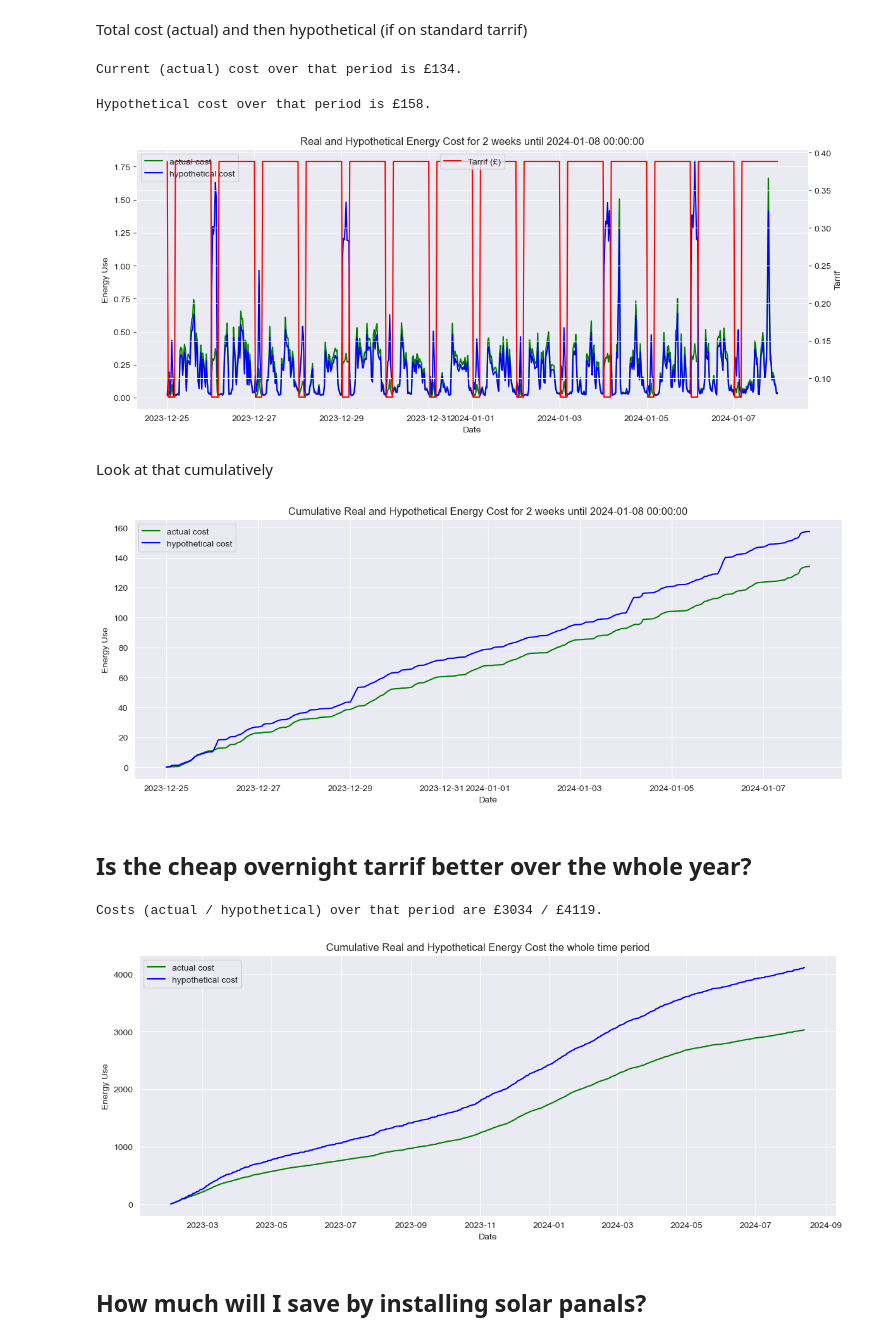
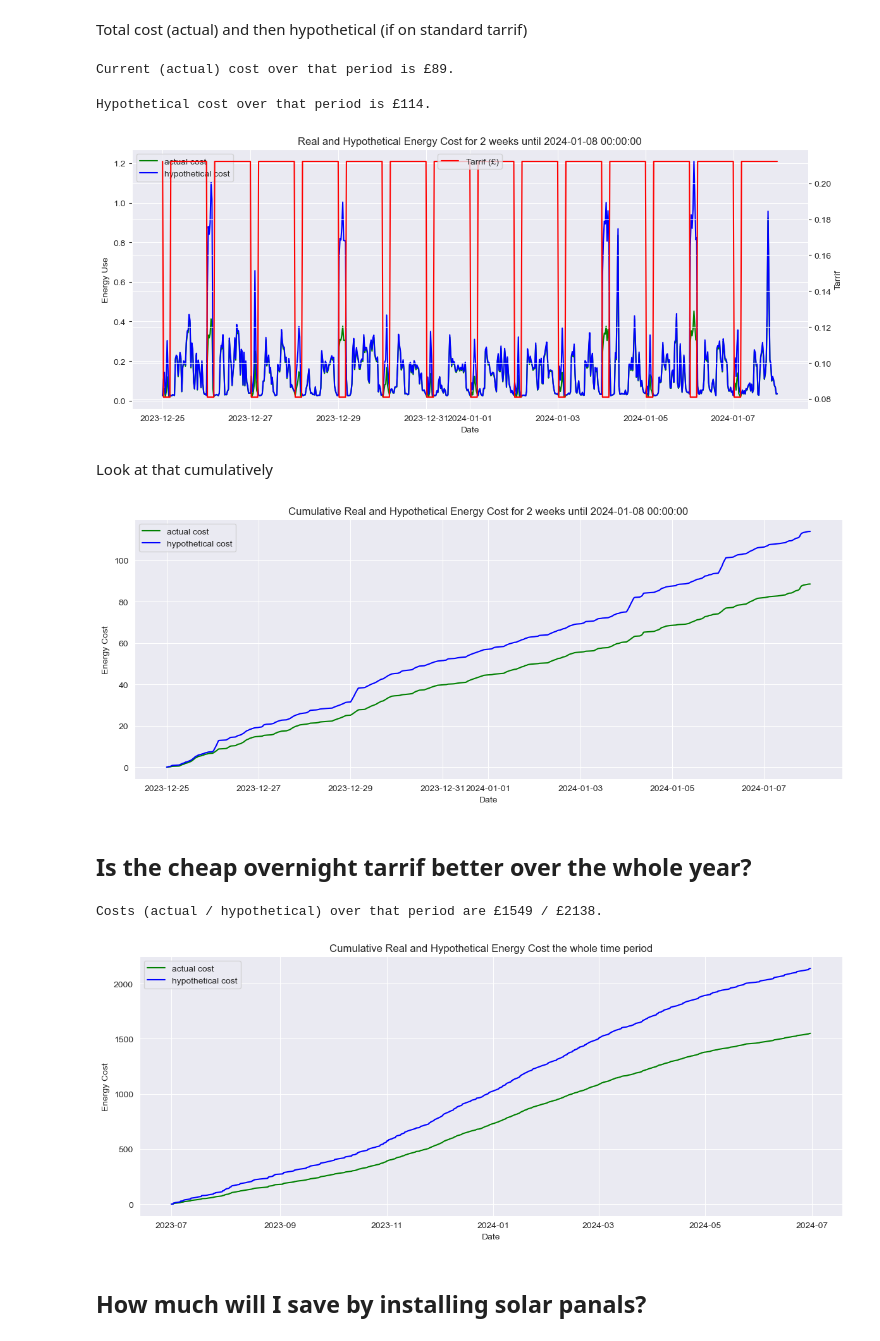
Before and after one commit to nickmalleson/playground, a Jupyter notebook: energy_use/energy_use2.ipynb, the cells around one changed output. Drawn from its saved outputs; the diff is of its cells as text; code cells hidden in the pictures.

```diff
--- a/energy_use/energy_use2.ipynb
+++ b/energy_use/energy_use2.ipynb
@@ -27,12 +28,18 @@ Also add a cost column. Current prices are:
 TODO
  - [ ] Automate collection from this page https://octopus.energy/dashboard/new/accounts/A-ADD72A6B/consumption/home
 # %%
+price_daytime = 0.2122
+price_overnight = 0.0810
+standing_charge = 0.6226
+
 # A lookup with energy prices in half-hourly time slots
-price_lookup = [0.3882] + [0.075] * 8 + [0.3882] * 39
+price_lookup = [price_daytime] + [price_overnight] * 8 + [price_daytime] * 39
 
-def calc_tarrif(row, price_lookup = price_lookup, cost=False):
+def calc_tarrif(row, price_lookup = price_lookup, cost=False, _standing_charge=standing_charge):
     """Given a row of data, use the date (row index), energy use and price lookup
-    to calculate the actual cost of energy (if cost=True) or the tarrif (if cost=False)."""
+    to calculate the actual cost of energy (if cost=True) or the tarrif used (if cost=False).
+    The standing charge is total cost in £ for a day and a 30 minute portion of that
+    is added to the cost."""
     assert len(price_lookup) == 48, f"Price lookup should have 48 items, not: {len(price_lookup)}"
     date = row.name # Stupidly the index is referenced using 'name' in pandas
     energy = row.energy
@@ -41,7 +48,7 @@ def calc_tarrif(row, price_lookup = price_lookup, cost=False):
     #print(date, price_index, ( date.hour + (date.minute / 60) ) * 2, price_lookup[price_index])
     tarrif = price_lookup[price_index]
     if cost:
-        return tarrif * energy
+        return tarrif * energy + ( _standing_charge / 48.0 )  # add 30 mins of standing charge
     else:
         return tarrif
 
@@ -190,0 +218,2 @@ plt.show()
+# %%
+df = df.loc[datetime.fromisoformat("2023-07-01"):datetime.fromisoformat("2024-06-30"),]
@@ -289,12 +320,12 @@ assert actual_cost_total == temp.sum(), f"Should be equal: {actual_cost_total},
 
 print(f"Current (actual) cost over that period is £{round(actual_cost_total)}.")
 # %% [output]
-Current (actual) cost over that period is £134.
+Current (actual) cost over that period is £89.
 # %%
 # New cost asuming on standard tarrif.
 
-# Hypothetical tarrif is 33p all day
-hypothetical_price_lookup = [0.33] * 48
+# Hypothetical tarrif is 22.06p all day
+hypothetical_price_lookup = [0.2206] * 48
 
 # Calculate that cost
 hypothetical_cost = df_two_weeks.apply(calc_tarrif, axis=1,
@@ -304,7 +335,7 @@ df_two_weeks = df_two_weeks.assign(hypothetical_cost=hypothetical_cost)
 hypothetical_cost_total = df_two_weeks.hypothetical_cost.sum()
 print(f"Hypothetical cost over that period is £{round(hypothetical_cost_total)}.")
 # %% [output]
-Hypothetical cost over that period is £158.
+Hypothetical cost over that period is £114.
 # %%
 # Plot
 
@@ -326,7 +357,7 @@ ax2.legend(['Tarrif (£)'], loc='upper center')
 plt.tight_layout()
 plt.show()
 # %% [output]
-[figure, old version]
+[figure, new version]
 # %% [markdown]
 Look at that cumulatively
 # %%
@@ -334,7 +365,7 @@ fig, ax = plt.subplots(figsize=(12,5))
 
 ax.set_title(f'Cumulative Real and Hypothetical Energy Cost for 2 weeks until {date_now}')
 ax.set_xlabel('Date')
-ax.set_ylabel('Energy Use')
+ax.set_ylabel('Energy Cost')
 ax.plot(df_two_weeks['cost'].cumsum(), color='green', label="actual cost")
 ax.plot(df_two_weeks['hypothetical_cost'].cumsum(), color='blue', label="hypothetical cost")
 #ax.legend(["actual cost", "hypothetical cost"], loc='upper right')
@@ -343,34 +374,33 @@ ax.legend(loc='upper left')
 plt.tight_layout()
 plt.show()
 # %% [output]
-[figure, old version]
+[figure, new version]
 # %% [markdown]
 ## Is the cheap overnight tarrif better over the whole year?
 # %%
 actual_cost_total = df.cost.sum()
-hypothetical_price_lookup = [0.33] * 48
 hypothetical_cost = df.apply(calc_tarrif, axis=1, price_lookup=hypothetical_price_lookup, cost=True)
 df = df.assign(hypothetical_cost=hypothetical_cost)
 
 hypothetical_cost_total = df.hypothetical_cost.sum()
 print(f"Costs (actual / hypothetical) over that period are £{round(actual_cost_total)} / £{round(hypothetical_cost_total)}.")
 # %% [output]
-Costs (actual / hypothetical) over that period are £3034 / £4119.
+Costs (actual / hypothetical) over that period are £1549 / £2138.
 # %%
 fig, ax = plt.subplots(figsize=(12,5))
 
 ax.set_title(f'Cumulative Real and Hypothetical Energy Cost the whole time period')
 ax.set_xlabel('Date')
-ax.set_ylabel('Energy Use')
+ax.set_ylabel('Energy Cost')
 ax.plot(df['cost'].cumsum(), color='green', label="actual cost")
 ax.plot(df['hypothetical_cost'].cumsum(), color='blue', label="hypothetical cost")
 #ax.legend(["actual cost", "hypothetical cost"], loc='upper right')
 ax.legend(loc='upper left')
 
 plt.tight_layout()
 plt.show()
 # %% [output]
-[figure, old version]
+[figure, new version]
 # %% [markdown]
 ## How much will I save by installing solar panals?
 # %% [markdown]
```
Also changed, not shown: parts of 20 cells of this notebook.
